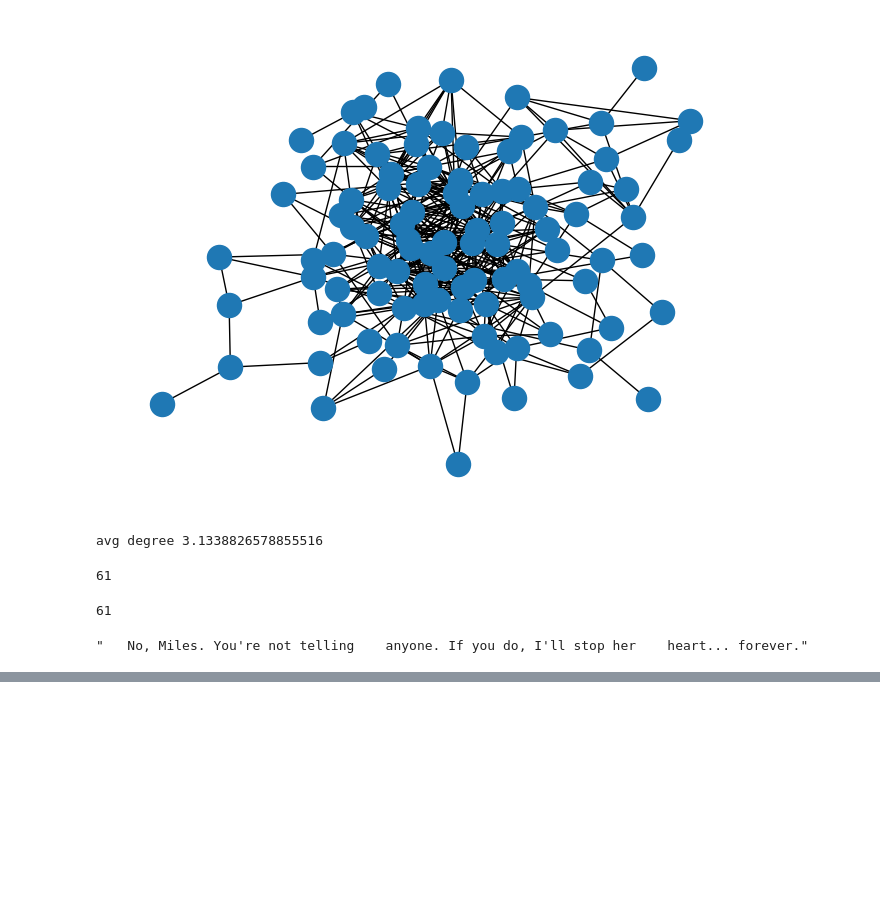
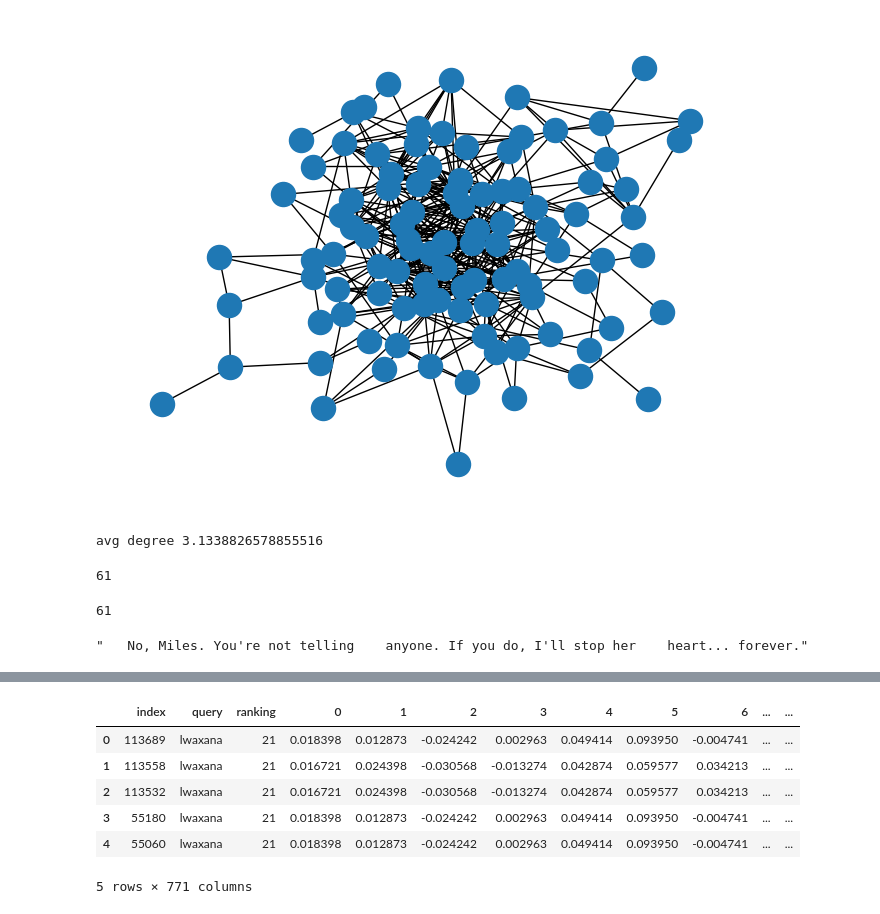
Before and after one commit to scmcqueen/StarTrek_SearchEngine, a Jupyter notebook: sent_emb.ipynb, the cells around one changed output, grey strips where cells are left out. Drawn from its saved outputs; the diff is of its cells as text; code cells hidden in the pictures; blank space fills up the shorter version.

```diff
--- a/sent_emb.ipynb
+++ b/sent_emb.ipynb
@@ -99,0 +123,7 @@ baby[61]
+# %%
+# read in ratings
+ratings = pd.read_csv('skyeler_ranking_data.csv',index_col=0)
+ratings.drop(columns=['Unnamed: 0','quote'],inplace=True)
+ratings.columns=['index','query','ranking']
+ratings.ranking = ratings.ranking.apply(lambda z: ratings.ranking.max()+1 if z < 0 else z)
+ratings.head()
@@ -99,0 +137,15 @@ baby[61]
+# %%
+# get index column for embeddings
+embedding_df=embedding_df.reset_index()
+# %%
+# join the data
+ratings_embeddings = ratings.merge(embedding_df,on=['index'],how='left')
+ratings_embeddings.head()
+# %% [output]
+|  | index | query | ranking | 0 | 1 | 2 | 3 | 4 | 5 | 6 | ... | ... |
+| 0 | 113689 | lwaxana | 21 | 0.018398 | 0.012873 | -0.024242 | 0.002963 | 0.049414 | 0.093950 | -0.004741 | ... | ... |
+| 1 | 113558 | lwaxana | 21 | 0.016721 | 0.024398 | -0.030568 | -0.013274 | 0.042874 | 0.059577 | 0.034213 | ... | ... |
+| 2 | 113532 | lwaxana | 21 | 0.016721 | 0.024398 | -0.030568 | -0.013274 | 0.042874 | 0.059577 | 0.034213 | ... | ... |
+| 3 | 55180 | lwaxana | 21 | 0.018398 | 0.012873 | -0.024242 | 0.002963 | 0.049414 | 0.093950 | -0.004741 | ... | ... |
+| 4 | 55060 | lwaxana | 21 | 0.018398 | 0.012873 | -0.024242 | 0.002963 | 0.049414 | 0.093950 | -0.004741 | ... | ... |
+5 rows × 771 columns
```
Also changed, not shown: parts of 11 cells of this notebook.
